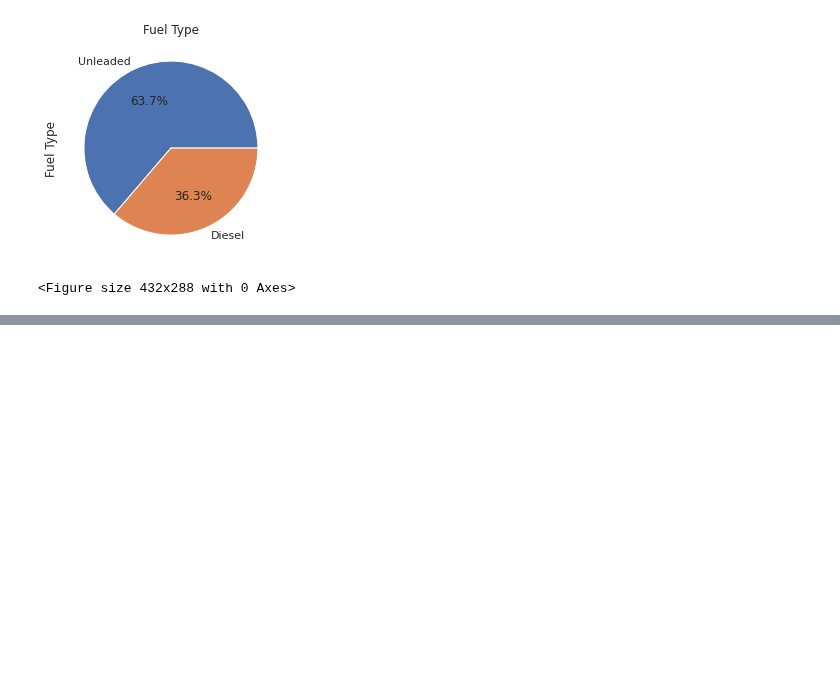
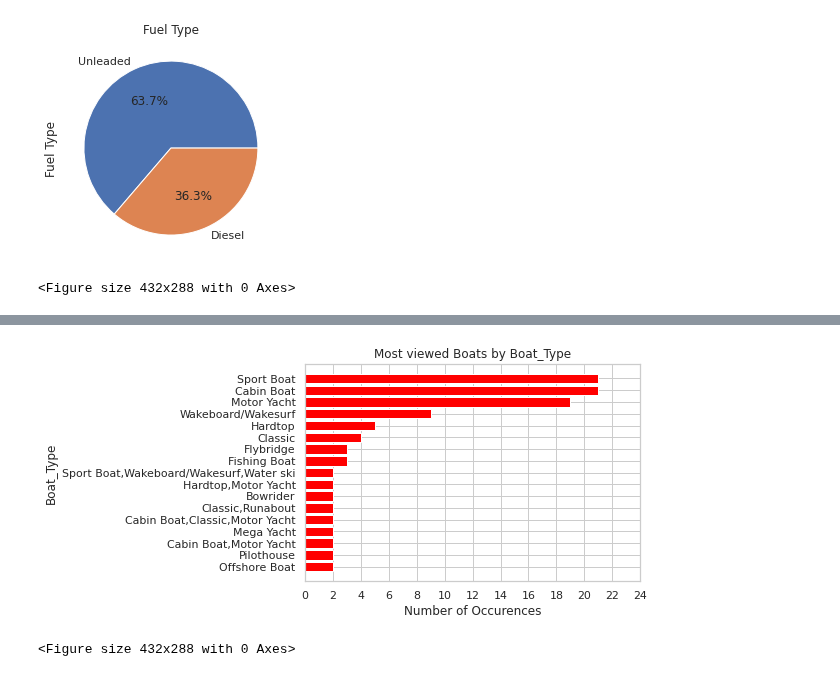
Before and after one commit to Titophilip/DataCamp, a Jupyter notebook: boat_data_analysis.ipynb, the cells around one changed output, grey strips where cells are left out. Drawn from its saved outputs; the diff is of its cells as text; code cells hidden in the pictures; blank space fills up the shorter version.

```diff
--- a/boat_data_analysis.ipynb
+++ b/boat_data_analysis.ipynb
@@ -160,0 +177,16 @@ plt.savefig('Most viewed Boats by Location.png')
+# %%
+sns.set_context('notebook')
+most_viewed_Boat_Types = most_viewed['Boat Type'].value_counts().to_frame()
+most_viewed_Boat_Types.reset_index(inplace=True)
+most_viewed_Boat_Types.columns = ['Boat Type', 'Number of Occurences']
+most_viewed_Boat_Types = most_viewed_Boat_Types[most_viewed_Boat_Types['Number of Occurences'] > 1].sort_values('Number of Occurences', ascending=True)
+plt.barh(y=most_viewed_Boat_Types['Boat Type'], width=most_viewed_Boat_Types['Number of Occurences'], color='red')
+plt.title('Most viewed Boats by Boat_Type')
+plt.xlabel('Number of Occurences')
+plt.xticks(np.arange(0, 26, 2))
+plt.ylabel('Boat_Type')
+plt.show()
+plt.savefig('Most viewed Boats by Type.png')
+# %% [output]
+[figure, added]
+<Figure size 432x288 with 0 Axes>
```
Also changed, not shown: parts of 8 cells of this notebook.
